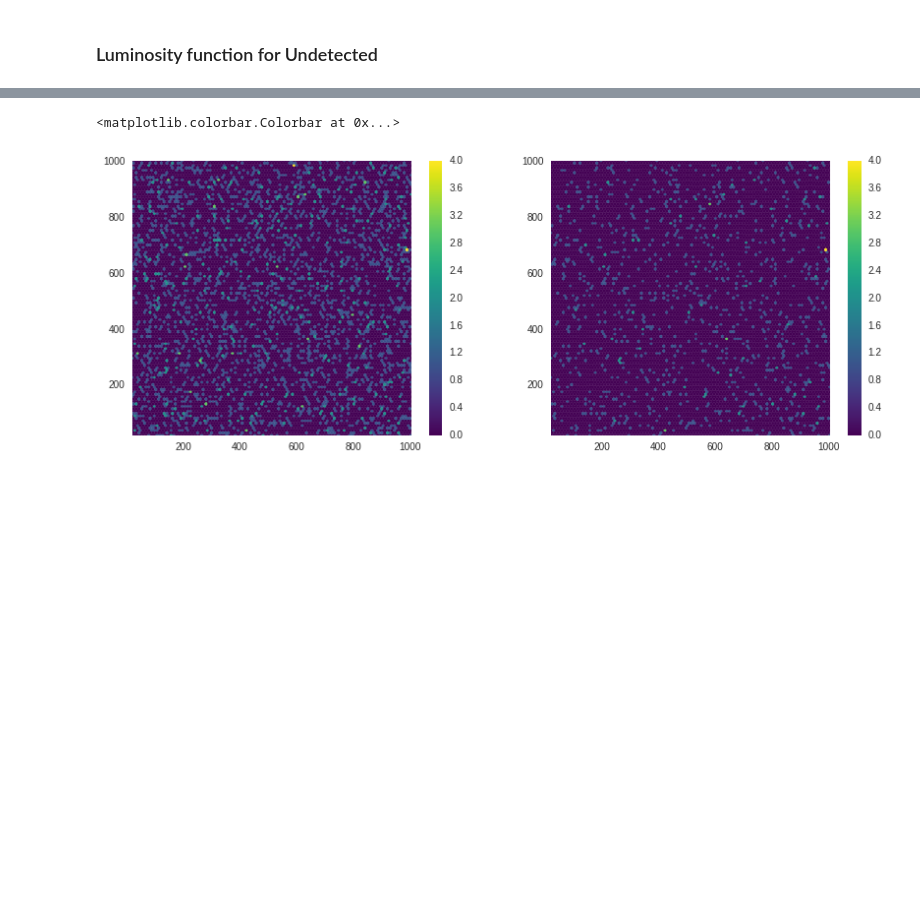
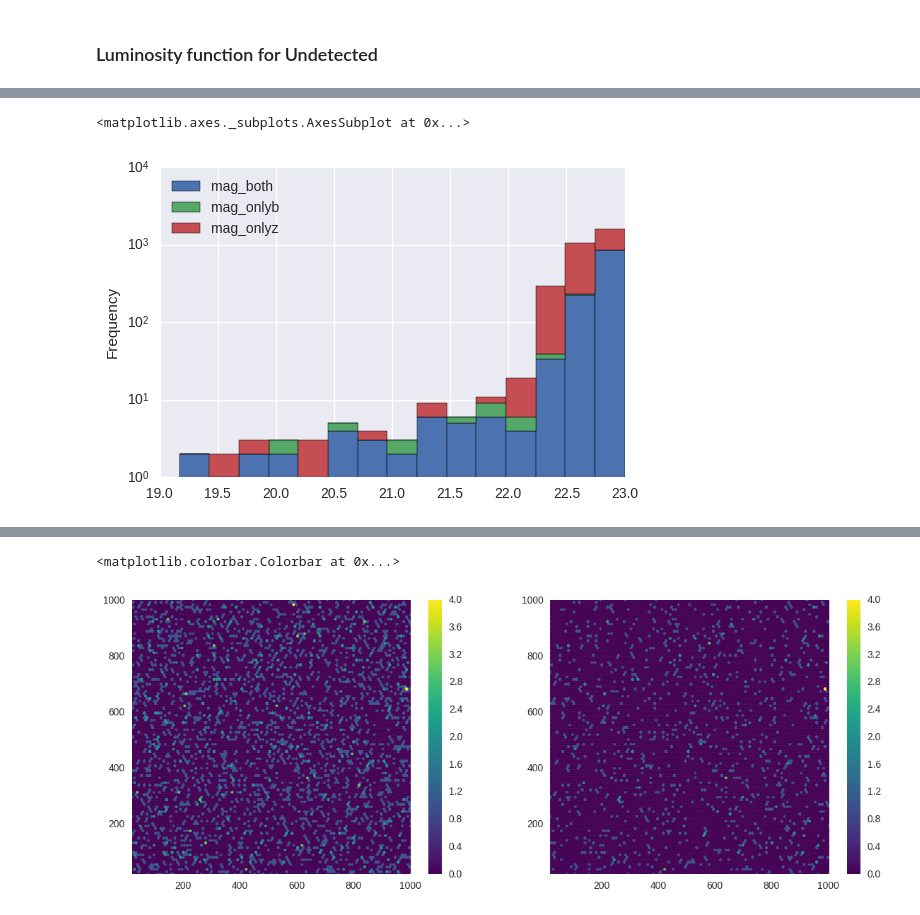
Before and after one commit to BrunoSanchez/RBMLearning, a Jupyter notebook: Plots.ipynb, the cells around one changed output, grey strips where cells are left out. Saved outputs shown, nothing was run; the diff lists cells and outputs as text; code cells hidden in the pictures; blank space fills up the shorter version.

```diff
--- a/Plots.ipynb
+++ b/Plots.ipynb
@@ -288,0 +305,2 @@ plt.savefig(os.path.join(plot_dir, 'lum_function_FNegatives.png'), format='png',
+# %%
+und_mix = pd.merge(left=und_b, right=und_z, on='simulated_id', suffixes=('_b', '_z'), how='outer', indicator='row_from')
@@ -288,0 +314,9 @@ plt.savefig(os.path.join(plot_dir, 'lum_function_FNegatives.png'), format='png',
+# %%
+magnitudes_und = pd.DataFrame({'mag_both' : und_mix[und_mix.row_from=='both'].app_mag_b,
+                               'mag_onlyb': und_mix[und_mix.row_from=='left_only'].app_mag_b,
+                               'mag_onlyz': und_mix[und_mix.row_from=='right_only'].app_mag_z})
+# %%
+magnitudes_und.plot.hist(stacked=True, bins=15, log=True)
+# %% [output]
+<matplotlib.axes._subplots.AxesSubplot at 0x...>
+[figure, added]
```
Also changed, not shown: parts of 22 cells of this notebook.
